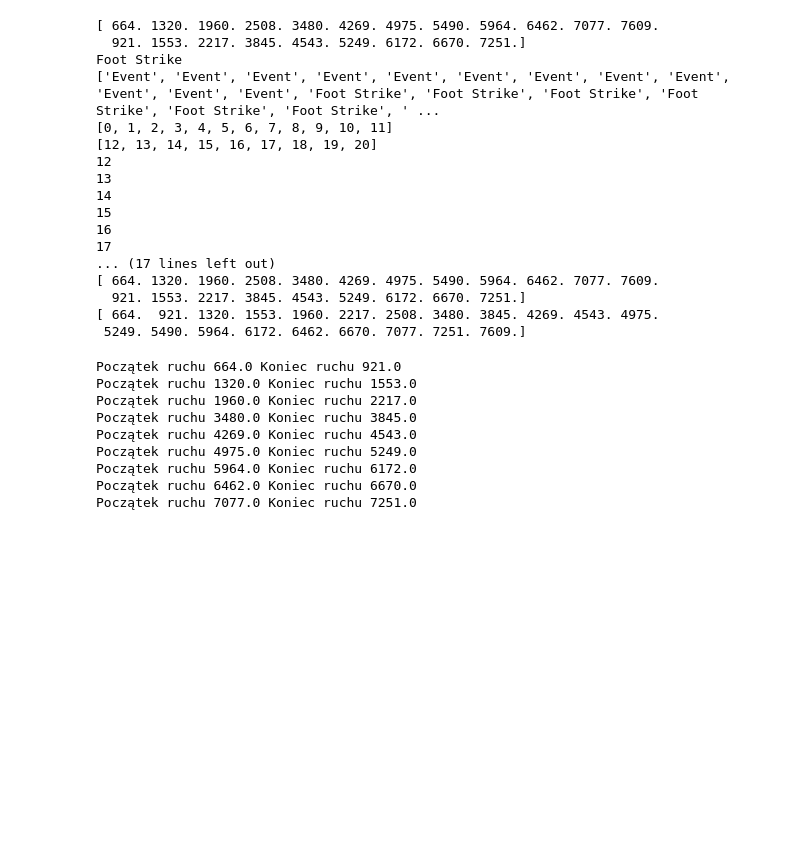
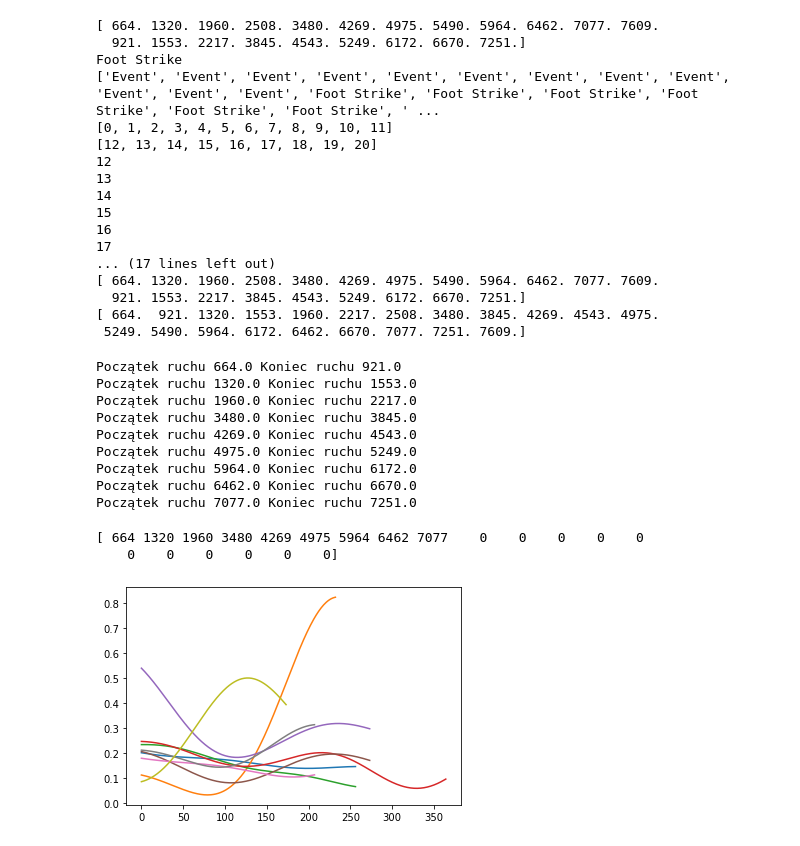
Before and after one commit to ossesek/Praktyki, a Jupyter notebook: odczytEMG.ipynb, the cells around one changed output. Saved outputs shown, nothing was run; the diff lists cells and outputs as text; code cells hidden in the pictures; blank space fills up the shorter version.

```diff
--- a/odczytEMG.ipynb
+++ b/odczytEMG.ipynb
@@ -135,6 +137,9 @@ Foot Strike
 [ 664.  921. 1320. 1553. 1960. 2217. 2508. 3480. 3845. 4269. 4543. 4975.
  5249. 5490. 5964. 6172. 6462. 6670. 7077. 7251. 7609.]
 # %%
+p=np.zeros(20)
+d=np.zeros(20)
+j=0
 for i in range(len(eventy[1])):
     if not i == len(eventy[1])-1:
         pierwszy = eventy[1][i]
@@ -144,7 +149,13 @@ for i in range(len(eventy[1])):
         #print('CZASY E',CzasE)
         if pierwszy in CzasE:
             if drugi in CzasFS:
+
+                p[j]=pierwszy
+                d[j]=drugi
                 print('Początek ruchu', pierwszy, 'Koniec ruchu', drugi)
+                j+=1
+p=p.astype(int)
+d=d.astype(int)
 # %% [output]
 Początek ruchu 664.0 Koniec ruchu 921.0
 Początek ruchu 1320.0 Koniec ruchu 1553.0
@@ -155,3 +166,11 @@ Początek ruchu 4975.0 Koniec ruchu 5249.0
 Początek ruchu 5964.0 Koniec ruchu 6172.0
 Początek ruchu 6462.0 Koniec ruchu 6670.0
 Początek ruchu 7077.0 Koniec ruchu 7251.0
+# %%
+print(p)
+for i in range(10):
+         plt.plot(emg_processed[0][p[i]:d[i]])
+# %% [output]
+[ 664 1320 1960 3480 4269 4975 5964 6462 7077    0    0    0    0    0
+    0    0    0    0    0    0]
+[figure, added]
```
Also changed, not shown: parts of 1 cell of this notebook.
